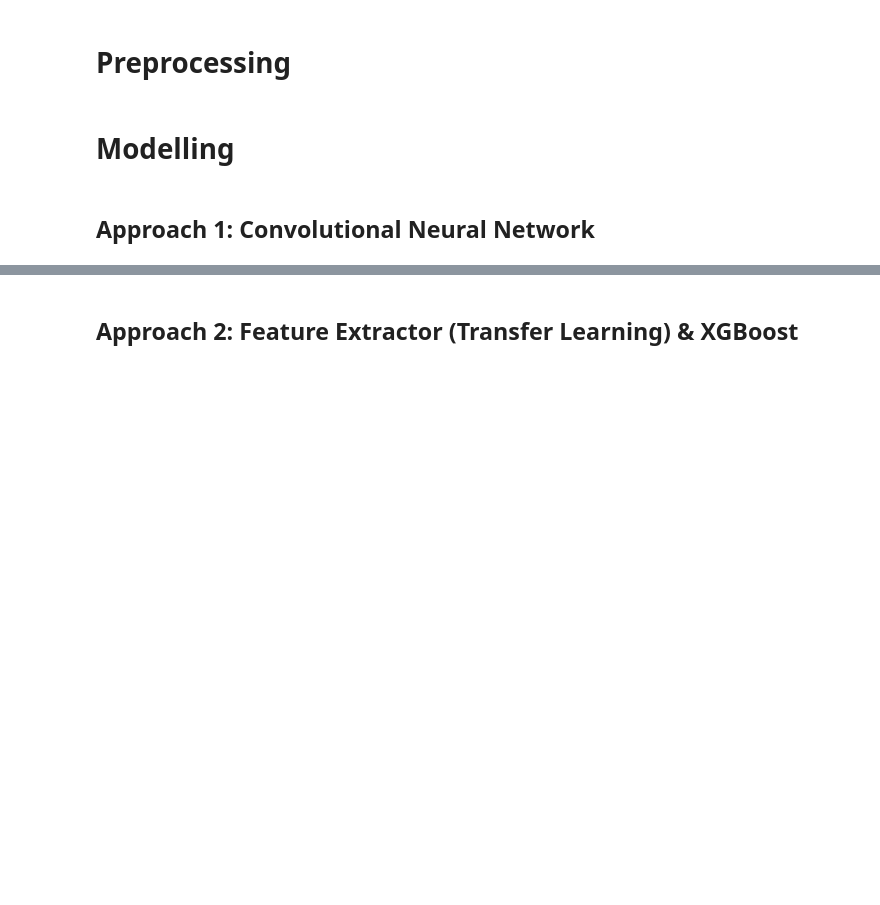
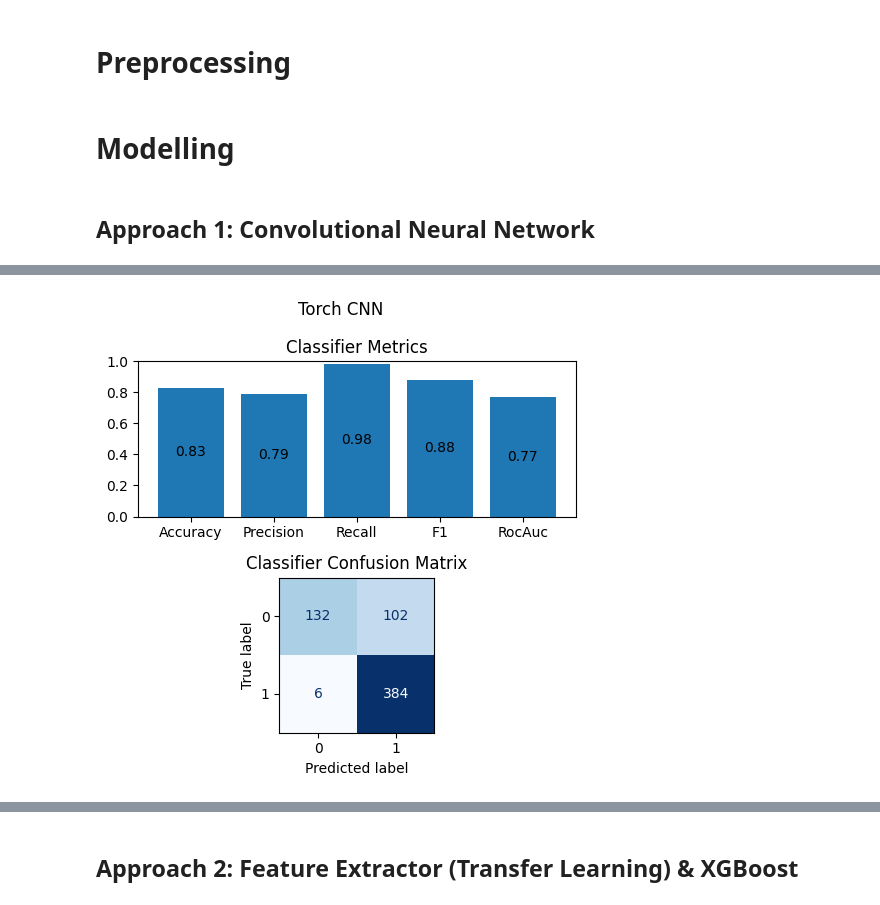
Before and after one commit to lstk44/Homomorphic-Encryption, a Jupyter notebook: UCImageClassification/ImageClassification.ipynb, the cells around one changed output, grey strips where cells are left out. Saved outputs shown, nothing was run; the diff lists cells and outputs as text; code cells hidden in the pictures; blank space fills up the shorter version.

```diff
--- a/UCImageClassification/ImageClassification.ipynb
+++ b/UCImageClassification/ImageClassification.ipynb
@@ -291 +387,5 @@ model = train_torch(torch_model, xtrain_gray, xval_gray, ytrain, yval)
+# %%
+plot_classification_metrics(ytest, ypred_torch, plot_title='Torch CNN')
+# %% [output]
+[figure, added]
 # %%
```
Also changed, not shown: parts of 17 cells of this notebook.
